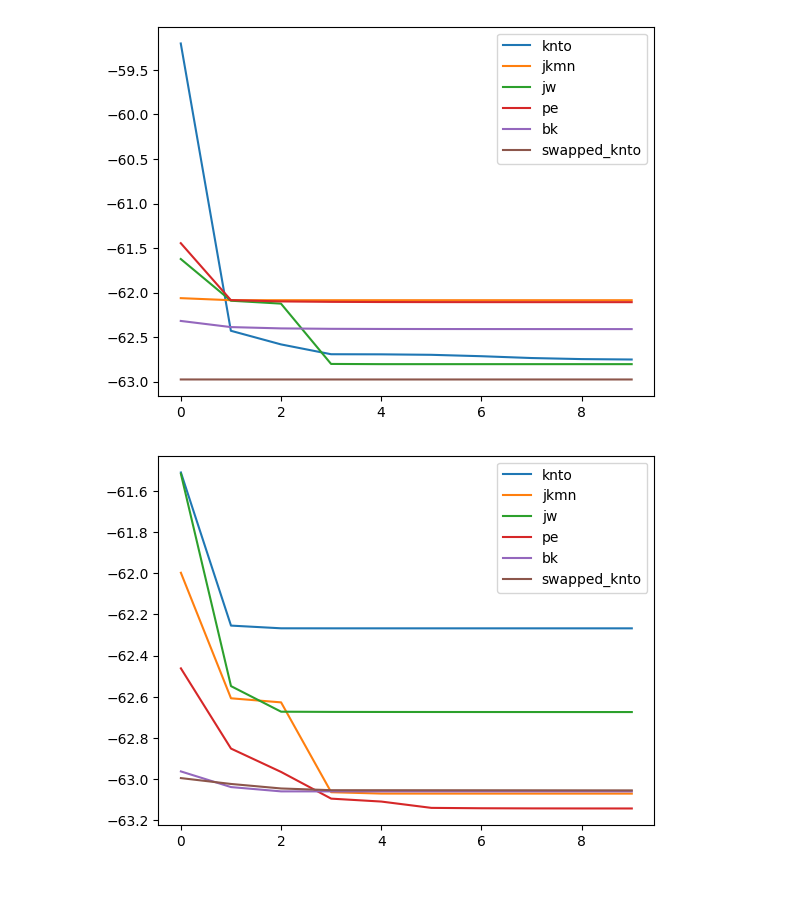
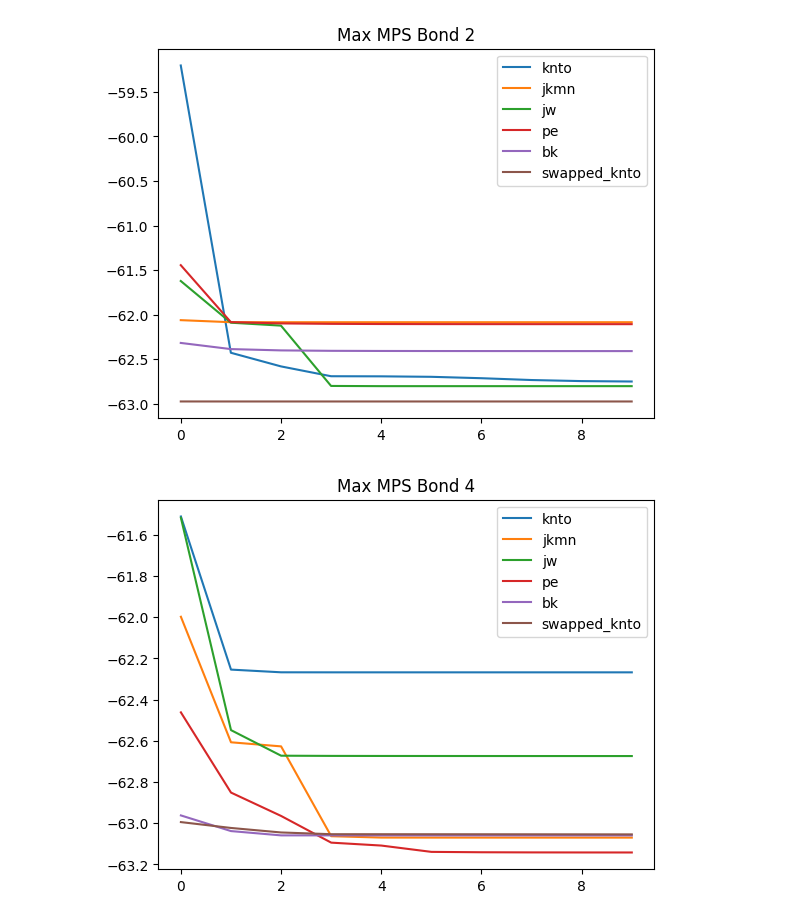
Before and after one commit to UCL-CCS/TN4QA, a Jupyter notebook: notebooks/test_encodings.ipynb, the cells around one changed output. Cells and saved outputs as stored; diff of their text form; code cells hidden in the pictures; blank space fills up the shorter version.

Commit message:
plot dmrg convergence by encoding

```diff
--- a/notebooks/test_encodings.ipynb
+++ b/notebooks/test_encodings.ipynb
@@ -45,14 +49,18 @@ two = run_max_bond(2)
 four = run_max_bond(4)
 eight = run_max_bond(8)
 twelve = run_max_bond(12)
+# %%
+sixteen = run_max_bond(16)
+# %%
+vals = {"2":two, "4":four, "8":eight, "12":twelve, "16":sixteen}
 # %%
 import matplotlib.pyplot as plt
-for set in [two, four, eight, twelve]:
+for max_bond, set in vals.items():
     for encoding in set:
         plt.plot(set[encoding], label=encoding)
-
+    plt.title(f"Max MPS Bond {max_bond}")
     plt.legend()
     plt.show()
 # %% [output]
-[figure, old version]
+[figure, new version]
-[figure, old version]
+[figure, new version]
```
Also changed, not shown: parts of 3 cells of this notebook.
